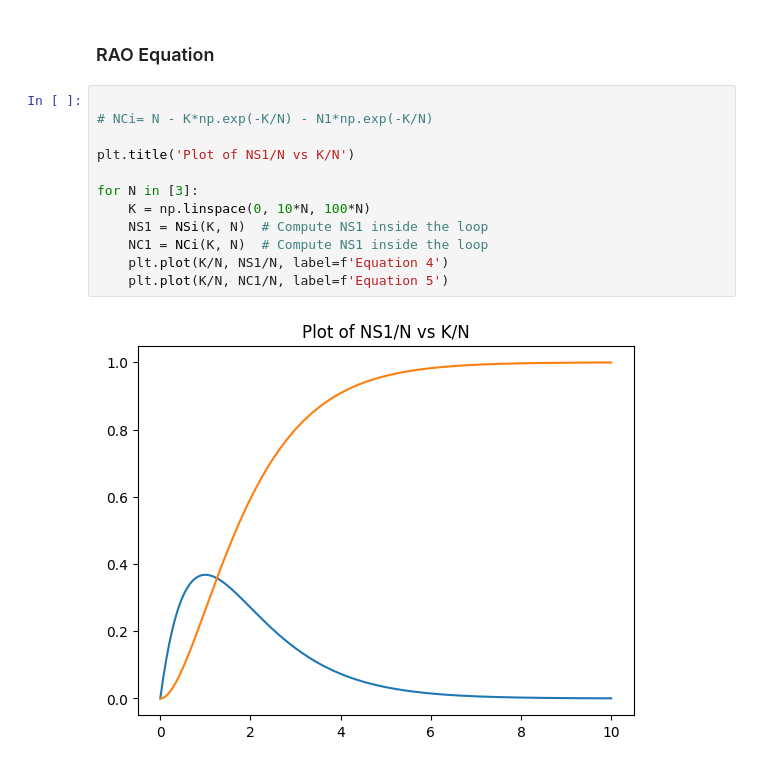
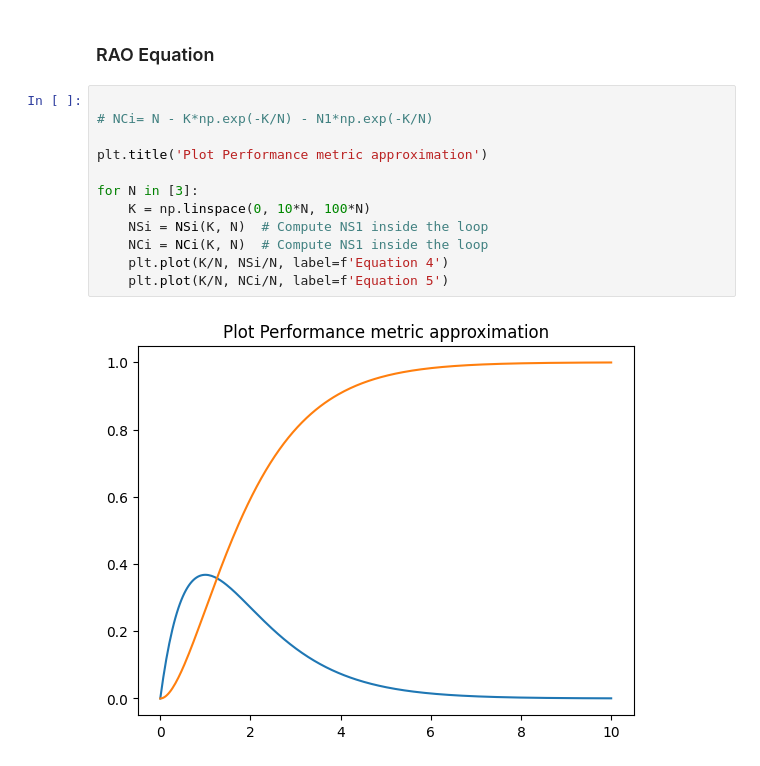
Before and after one commit to bmw-ece-ntust/internship, a Jupyter notebook: Study Notes/One Shot RA/simulation.ipynb, the cells around one changed output. Drawn from its saved outputs; the diff is of its cells as text.

Commit message:
Add performance metric approx

```diff
--- a/Study Notes/One Shot RA/simulation.ipynb
+++ b/Study Notes/One Shot RA/simulation.ipynb
@@ -56,14 +46,14 @@ print(np.sum(RAO))
 # %%
 
 # NCi= N - K*np.exp(-K/N) - N1*np.exp(-K/N)
 
-plt.title('Plot of NS1/N vs K/N')
+plt.title('Plot Performance metric approximation')
 
 for N in [3]:
     K = np.linspace(0, 10*N, 100*N)
-    NS1 = NSi(K, N)  # Compute NS1 inside the loop
-    NC1 = NCi(K, N)  # Compute NS1 inside the loop
-    plt.plot(K/N, NS1/N, label=f'Equation 4')
-    plt.plot(K/N, NC1/N, label=f'Equation 5')
+    NSi = NSi(K, N)  # Compute NS1 inside the loop
+    NCi = NCi(K, N)  # Compute NS1 inside the loop
+    plt.plot(K/N, NSi/N, label=f'Equation 4')
+    plt.plot(K/N, NCi/N, label=f'Equation 5')
 # %% [output]
-[figure, old version]
+[figure, new version]
```
Also changed, not shown: parts of 5 cells of this notebook, 1 other file.
